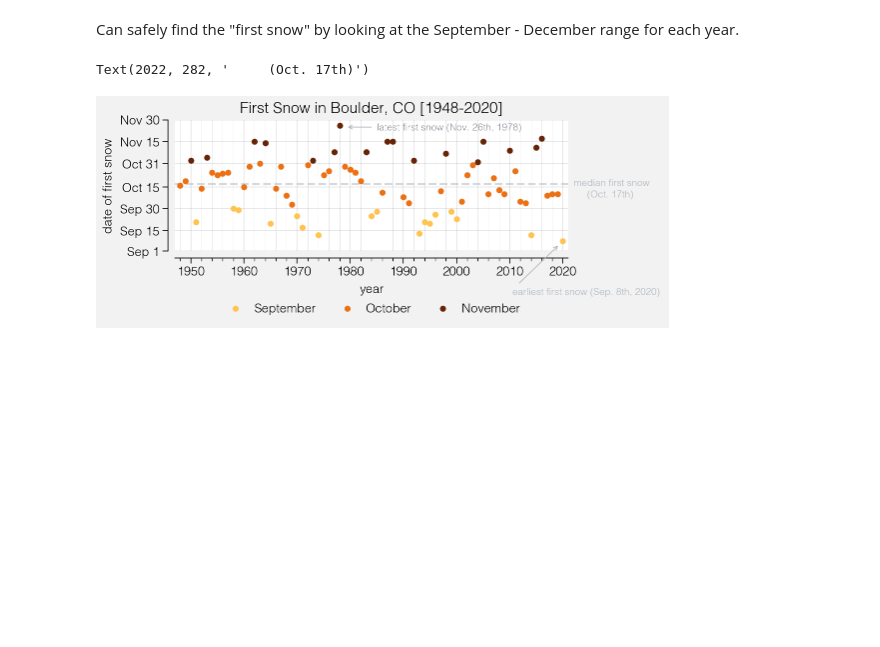
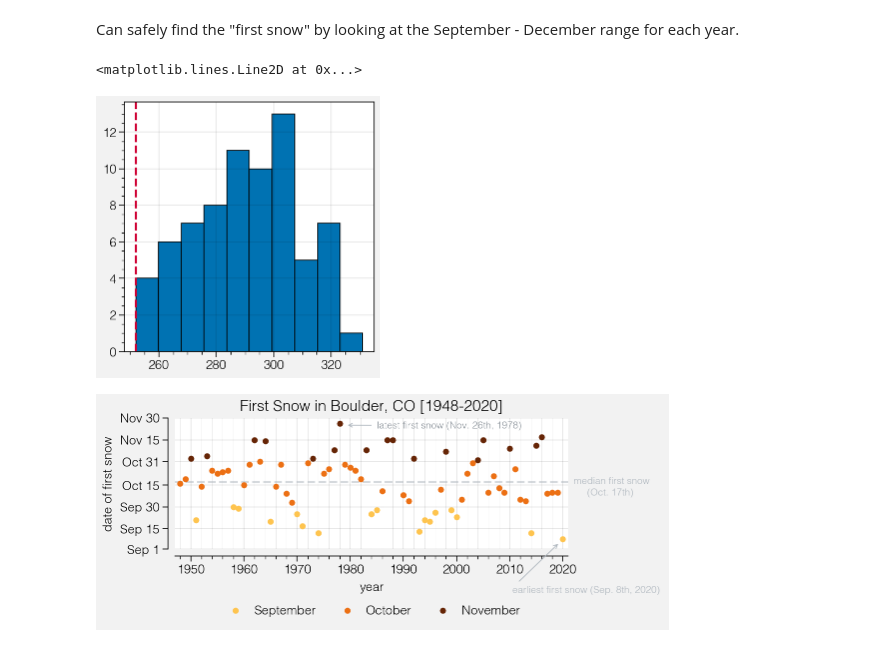
Before and after one commit to bradyrx/boulder_first_snow, a Jupyter notebook: notebooks/boulder-first-snow-analysis.ipynb, the cells around one changed output. Saved outputs shown, nothing was run; the diff lists cells and outputs as text; code cells hidden in the pictures; blank space fills up the shorter version.

```diff
--- a/notebooks/boulder-first-snow-analysis.ipynb
+++ b/notebooks/boulder-first-snow-analysis.ipynb
@@ -8,7 +8,7 @@ import xarray as xr
 import proplot as plot
 import seaborn as sb
 # %%
-data = pd.read_csv('data/boulder_daily_weather.csv')
+data = pd.read_csv('../data/boulder_daily_weather.csv')
 # %%
 # Snow totals do not start until August 1948.
 data = data[data.year >= 1948]
@@ -60,6 +59,14 @@ result = result.dropna('year')
 # for plotting.
 ymonth = result.to_index().month
 yday = result.to_index().dayofyear
+# %%
+f, ax = plot.subplots()
+ax.hist(yday)
+# Add red dashed line for today's snow.
+ax.axvline(yday[-1], color='cherry', linestyle='--')
+# %% [output]
+<matplotlib.lines.Line2D at 0x...>
+[figure, added]
 # %%
 def plot_snow(ax, x, y, c, s=14, **kwargs):
     """Nice looking scatter plot for each month."""
@@ -124,7 +131,6 @@ ax.axhline(291, color='gray5', linestyle='--', alpha=0.5, linewidth=1.5)
 ax.text(2022, 290, 'median first snow', fontsize=7, color='gray5')
 ax.text(2022, 282, '     (Oct. 17th)', fontsize=7, color='gray5')
 
-# f.savefig('figures/first.snow.2020.png')
+f.savefig('../figures/first.snow.2020.whitebg.png', transparent=False)
 # %% [output]
-Text(2022, 282, '     (Oct. 17th)')
-[figure, old version]
+[figure, new version]
```
Also changed, not shown: parts of 1 cell of this notebook, 1 other file.
